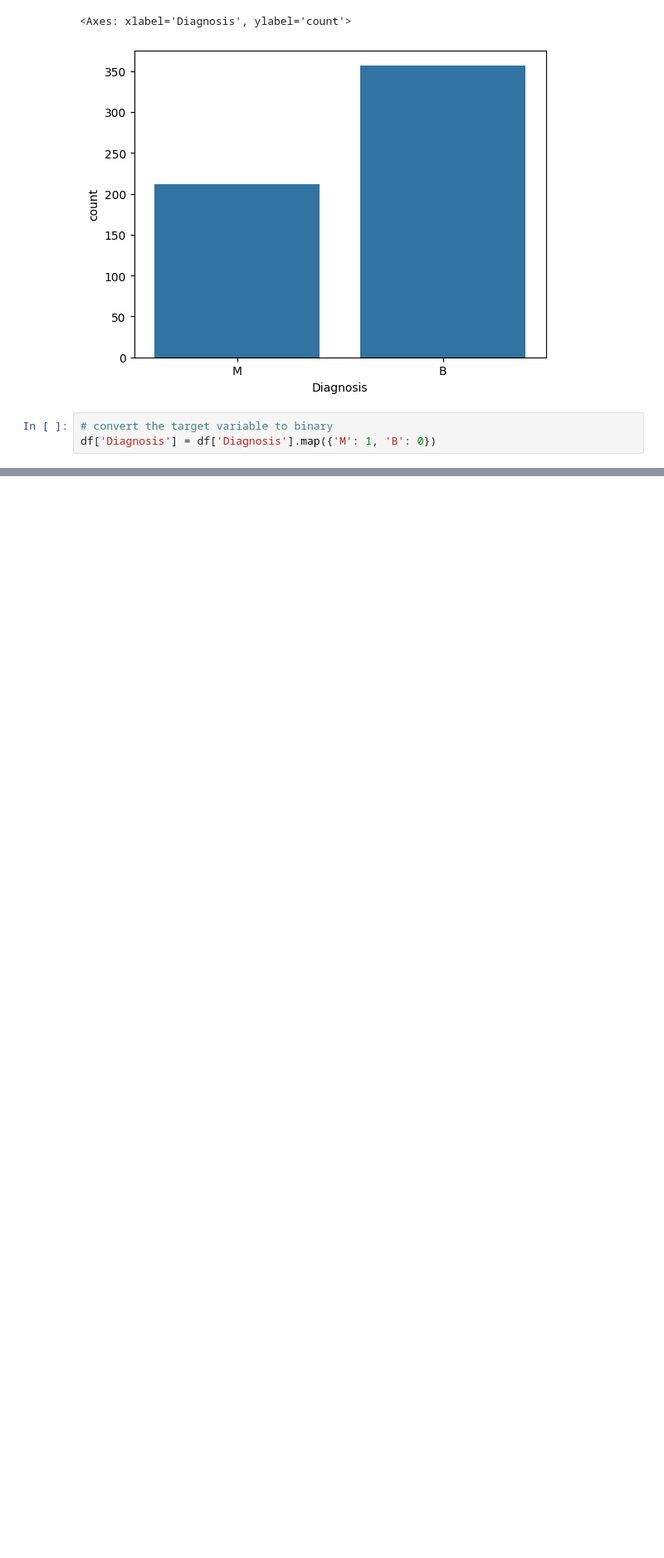
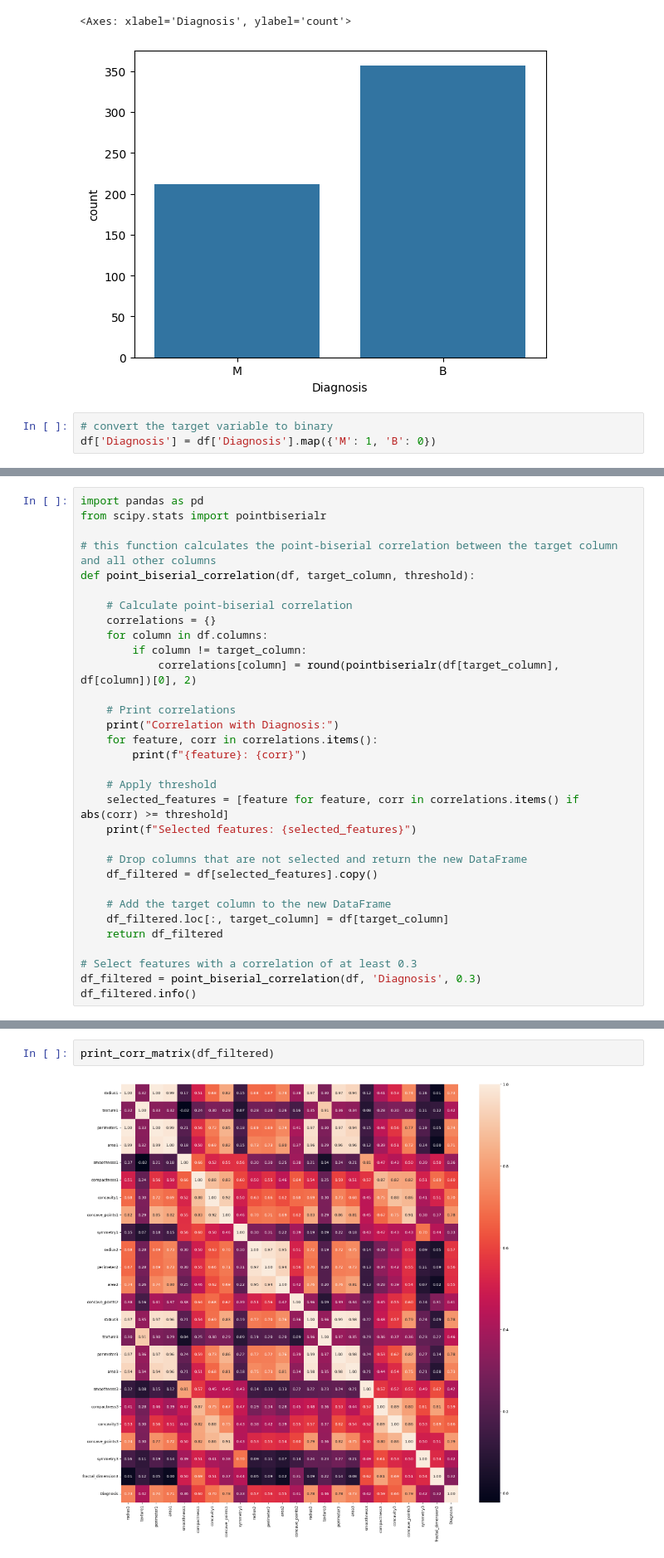
Before and after one commit to tjamescpp/Breast_Cancer_ML, a Jupyter notebook: breast_cancer_data.ipynb, the cells around one changed output, grey strips where cells are left out. Shown at 83% size. Cells and saved outputs as stored; diff of their text form; blank space fills up the shorter version.

Commit message:
calculated point-biserial correlations

```diff
--- a/breast_cancer_data.ipynb
+++ b/breast_cancer_data.ipynb
@@ -126,0 +103,32 @@ plt.show()
+# %%
+import pandas as pd
+from scipy.stats import pointbiserialr
+
+# this function calculates the point-biserial correlation between the target column and all other columns
+def point_biserial_correlation(df, target_column, threshold):
+
+    # Calculate point-biserial correlation
+    correlations = {}
+    for column in df.columns:
+        if column != target_column:
+            correlations[column] = round(pointbiserialr(df[target_column], df[column])[0], 2)
+
+    # Print correlations
+    print("Correlation with Diagnosis:")
+    for feature, corr in correlations.items():
+        print(f"{feature}: {corr}")
+
+    # Apply threshold
+    selected_features = [feature for feature, corr in correlations.items() if abs(corr) >= threshold]
+    print(f"Selected features: {selected_features}")
+
+    # Drop columns that are not selected and return the new DataFrame
+    df_filtered = df[selected_features].copy()
+
+    # Add the target column to the new DataFrame
+    df_filtered.loc[:, target_column] = df[target_column]
+    return df_filtered
+
+# Select features with a correlation of at least 0.3
+df_filtered = point_biserial_correlation(df, 'Diagnosis', 0.3)
+df_filtered.info()
@@ -126,0 +153,4 @@ plt.show()
+# %%
+print_corr_matrix(df_filtered)
+# %% [output]
+[figure, added]
```
Also changed, not shown: parts of 7 cells of this notebook.
